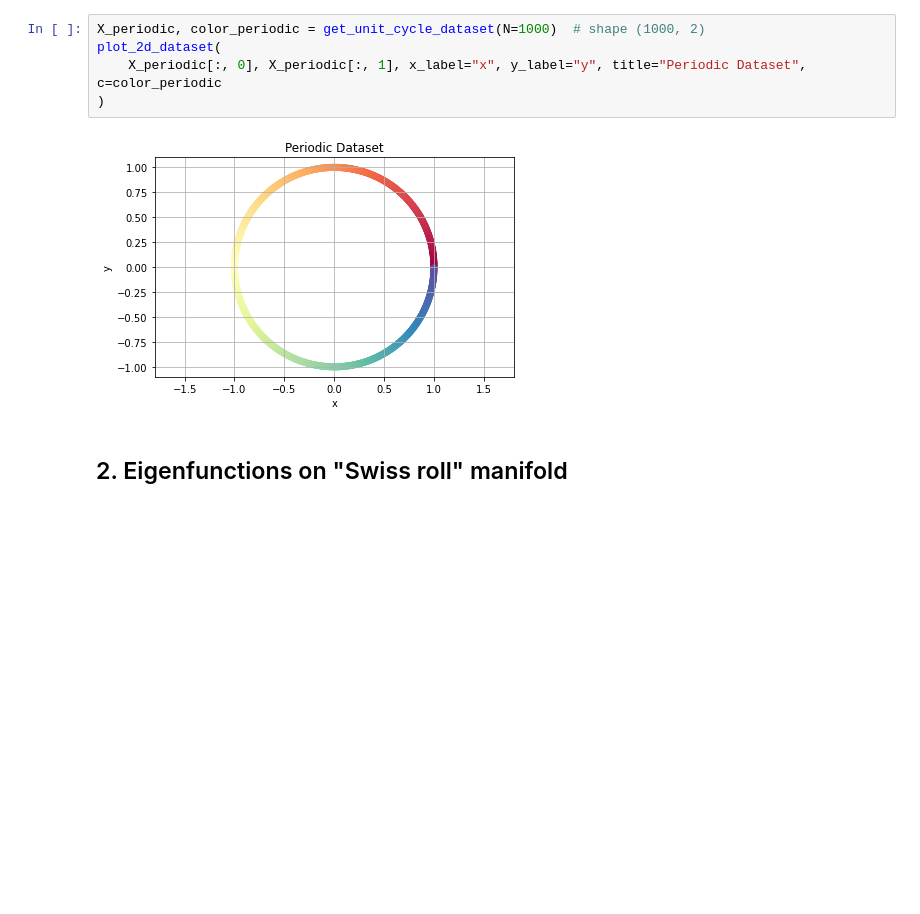
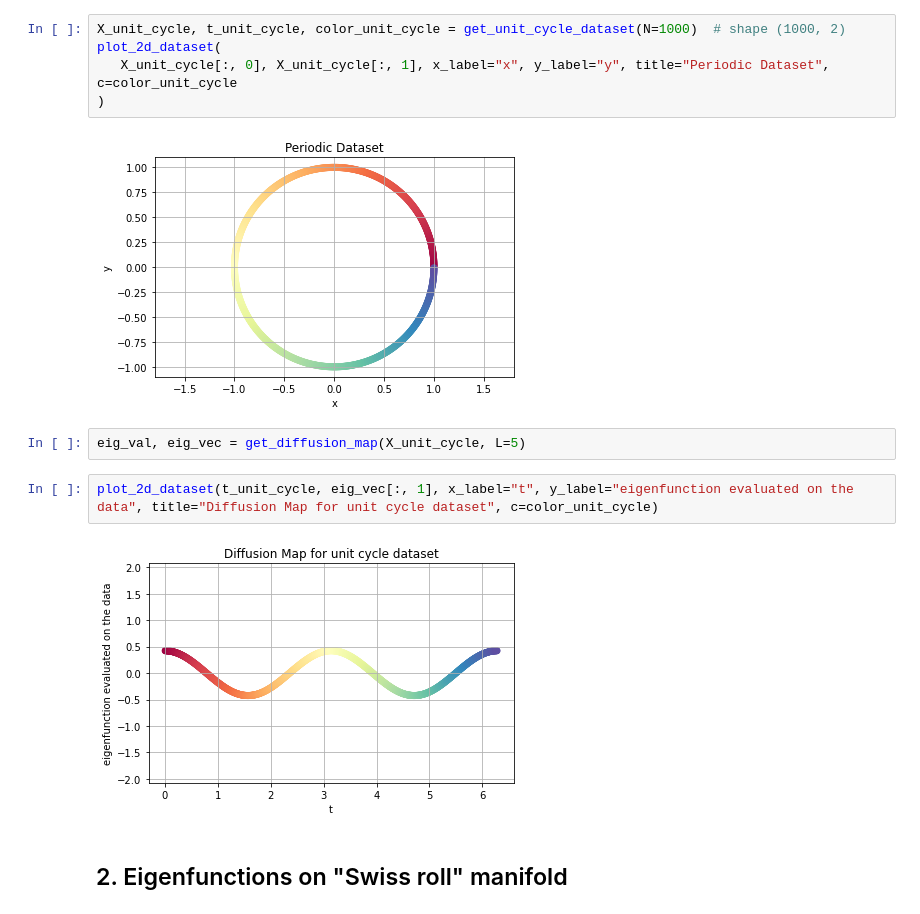
Before and after one commit to sonmikrafft-uni-MLCMS/ex4, a Jupyter notebook: task_2.ipynb, the cells around one changed output. Drawn from its saved outputs; the diff is of its cells as text; blank space fills up the shorter version.

```diff
--- a/task_2.ipynb
+++ b/task_2.ipynb
@@ -8,12 +12,18 @@ from helpers.plots import plot_2d_dataset, plot_3d_dataset, plot_two_pedestrians
 # %% [markdown]
 ### 1.1 Get the data and inspect it
 # %%
-X_periodic, color_periodic = get_unit_cycle_dataset(N=1000)  # shape (1000, 2)
+X_unit_cycle, t_unit_cycle, color_unit_cycle = get_unit_cycle_dataset(N=1000)  # shape (1000, 2)
 plot_2d_dataset(
-    X_periodic[:, 0], X_periodic[:, 1], x_label="x", y_label="y", title="Periodic Dataset", c=color_periodic
+   X_unit_cycle[:, 0], X_unit_cycle[:, 1], x_label="x", y_label="y", title="Periodic Dataset", c=color_unit_cycle
 )
 # %% [output]
 [figure]
+# %%
+eig_val, eig_vec = get_diffusion_map(X_unit_cycle, L=5)
+# %%
+plot_2d_dataset(t_unit_cycle, eig_vec[:, 1], x_label="t", y_label="eigenfunction evaluated on the data", title="Diffusion Map for unit cycle dataset", c=color_unit_cycle)
+# %% [output]
+[figure, added]
 # %% [markdown]
 ## 2. Eigenfunctions on "Swiss roll" manifold
 # %% [markdown]
```
Also changed, not shown: parts of 2 cells of this notebook.
